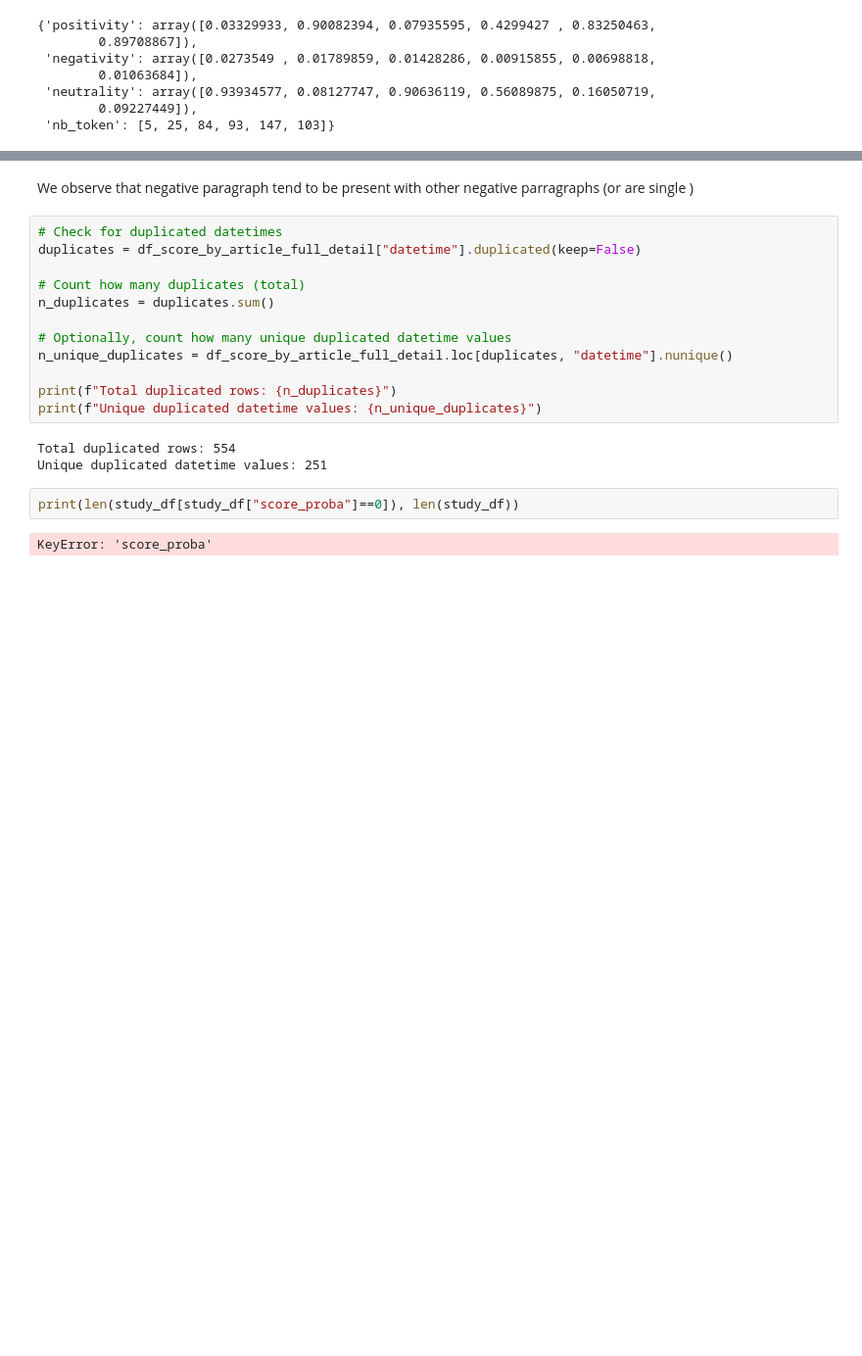
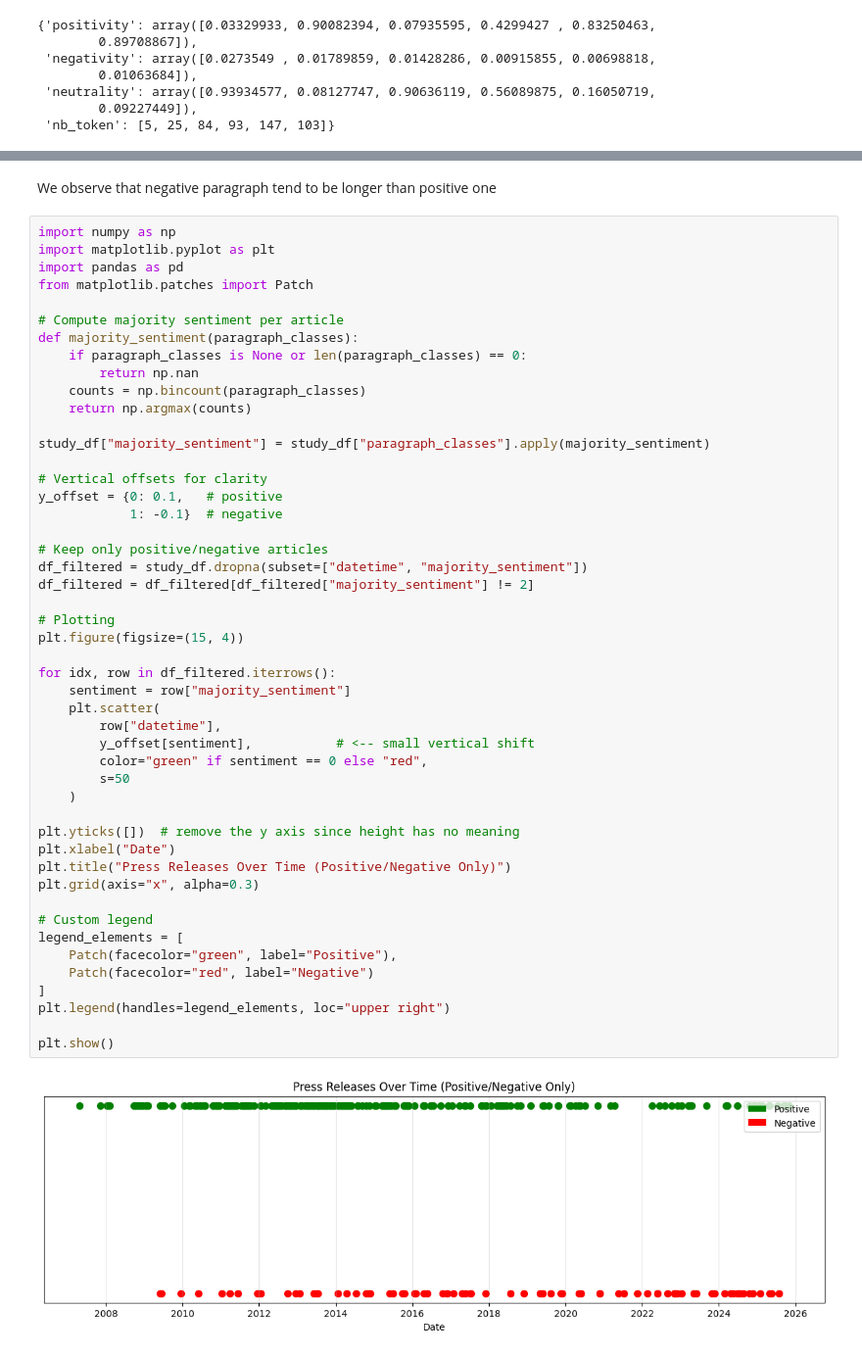
Before and after one commit to amjn480/project_ml_pm_vautrin_jean, a Jupyter notebook: main.ipynb, the cells around one changed output, grey strips where cells are left out. Shown at 98% size. Drawn from its saved outputs; the diff is of its cells as text; blank space fills up the shorter version.

```diff
--- a/main.ipynb
+++ b/main.ipynb
@@ -1716,21 +1650,52 @@ plt.show()
 # %% [markdown]
-We observe that negative paragraph tend to be present with other negative parragraphs (or are single )
+We observe that negative paragraph tend to be longer than positive one
-# %%
-# Check for duplicated datetimes
-duplicates = df_score_by_article_full_detail["datetime"].duplicated(keep=False)
-
-# Count how many duplicates (total)
-n_duplicates = duplicates.sum()
-
-# Optionally, count how many unique duplicated datetime values
-n_unique_duplicates = df_score_by_article_full_detail.loc[duplicates, "datetime"].nunique()
-
-print(f"Total duplicated rows: {n_duplicates}")
-print(f"Unique duplicated datetime values: {n_unique_duplicates}")
-# %% [output]
-Total duplicated rows: 554
-Unique duplicated datetime values: 251
-# %%
-print(len(study_df[study_df["score_proba"]==0]), len(study_df))
-# %% [output]
-KeyError: 'score_proba'
+# %%
+import numpy as np
+import matplotlib.pyplot as plt
+import pandas as pd
+from matplotlib.patches import Patch
+
+# Compute majority sentiment per article
+def majority_sentiment(paragraph_classes):
+    if paragraph_classes is None or len(paragraph_classes) == 0:
+        return np.nan
+    counts = np.bincount(paragraph_classes)
+    return np.argmax(counts)
+
+study_df["majority_sentiment"] = study_df["paragraph_classes"].apply(majority_sentiment)
+
+# Vertical offsets for clarity
+y_offset = {0: 0.1,   # positive
+            1: -0.1}  # negative
+
+# Keep only positive/negative articles
+df_filtered = study_df.dropna(subset=["datetime", "majority_sentiment"])
+df_filtered = df_filtered[df_filtered["majority_sentiment"] != 2]
+
+# Plotting
+plt.figure(figsize=(15, 4))
+
+for idx, row in df_filtered.iterrows():
+    sentiment = row["majority_sentiment"]
+    plt.scatter(
+        row["datetime"],
+        y_offset[sentiment],           # <-- small vertical shift
+        color="green" if sentiment == 0 else "red",
+        s=50
+    )
+
+plt.yticks([])  # remove the y axis since height has no meaning
+plt.xlabel("Date")
+plt.title("Press Releases Over Time (Positive/Negative Only)")
+plt.grid(axis="x", alpha=0.3)
+
+# Custom legend
+legend_elements = [
+    Patch(facecolor="green", label="Positive"),
+    Patch(facecolor="red", label="Negative")
+]
+plt.legend(handles=legend_elements, loc="upper right")
+
+plt.show()
+# %% [output]
+[figure, added]
```
Also changed, not shown: parts of 12 cells of this notebook.
